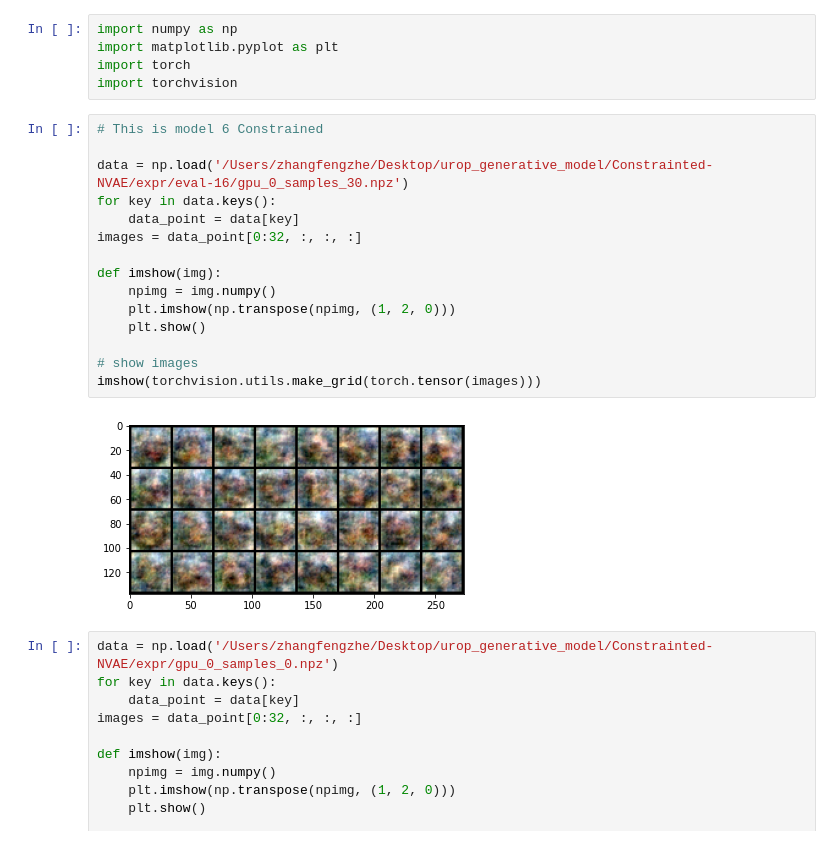
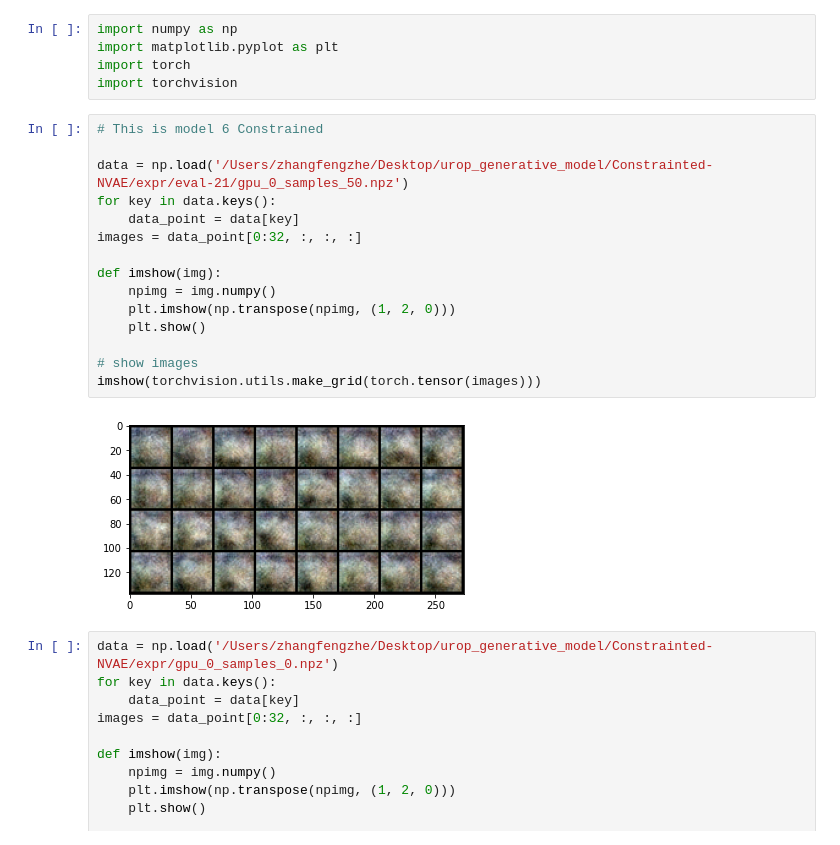
Before and after one commit to fz920/Constrainted-NVAE, a Jupyter notebook: visualize_data.ipynb, the cells around one changed output. Saved outputs shown, nothing was run; the diff lists cells and outputs as text.

```diff
--- a/visualize_data.ipynb
+++ b/visualize_data.ipynb
@@ -6,20 +6,20 @@ import torchvision
 # %%
 # This is model 6 Constrained
 
-data = np.load('/Users/zhangfengzhe/Desktop/urop_generative_model/Constrainted-NVAE/expr/eval-16/gpu_0_samples_30.npz')
+data = np.load('/Users/zhangfengzhe/Desktop/urop_generative_model/Constrainted-NVAE/expr/eval-21/gpu_0_samples_50.npz')
 for key in data.keys():
     data_point = data[key]
 images = data_point[0:32, :, :, :]
 
 def imshow(img):
     npimg = img.numpy()
     plt.imshow(np.transpose(npimg, (1, 2, 0)))
     plt.show()
 
 # show images
 imshow(torchvision.utils.make_grid(torch.tensor(images)))
 # %% [output]
-[figure, old version]
+[figure, new version]
 # %%
 data = np.load('/Users/zhangfengzhe/Desktop/urop_generative_model/Constrainted-NVAE/expr/gpu_0_samples_0.npz')
 for key in data.keys():
```
Also changed, not shown: 2 other files.
